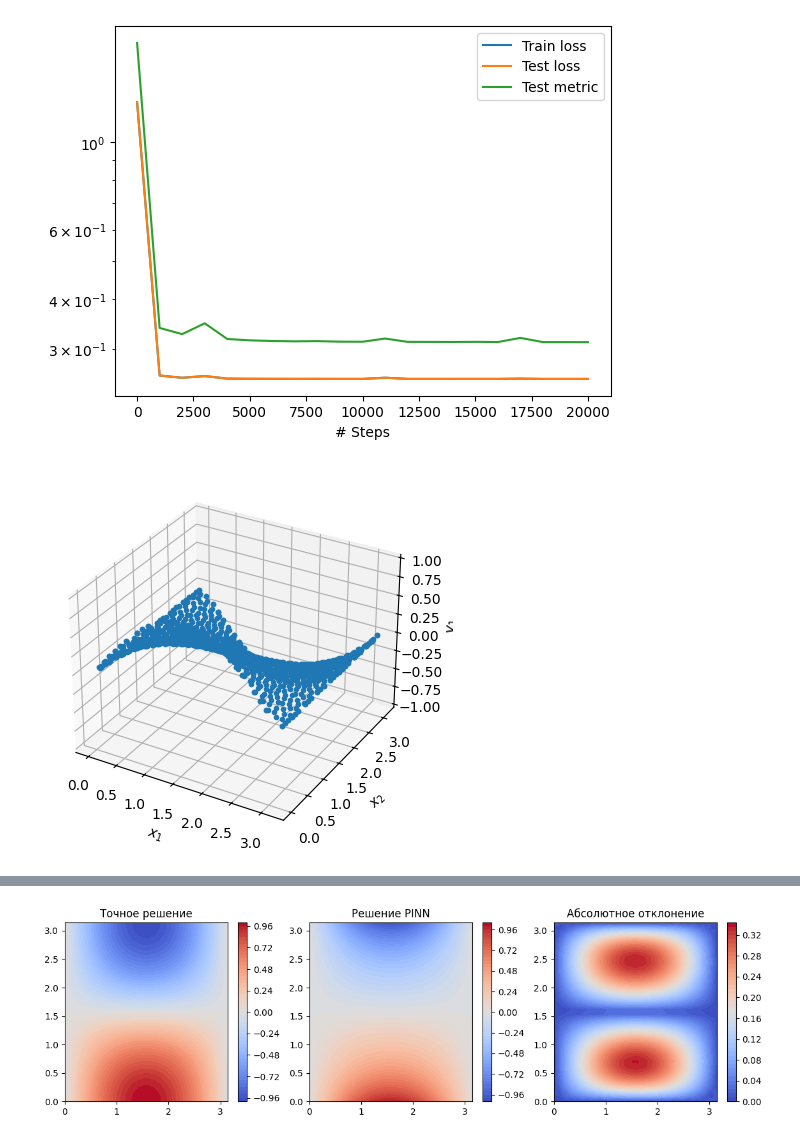
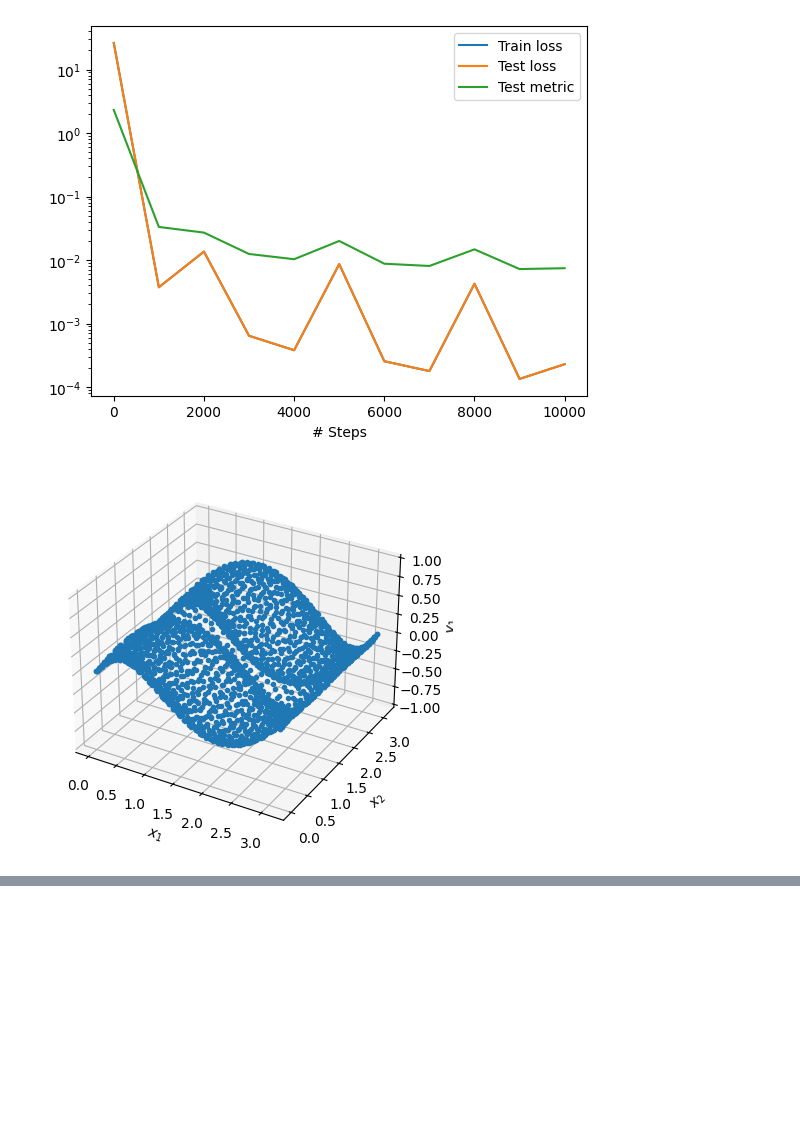
Before and after one commit to Pisarenkova/KT_2025, a Jupyter notebook: deepxde.ipynb, the cells around one changed output, grey strips where cells are left out. Cells and saved outputs as stored; diff of their text form; code cells hidden in the pictures; blank space fills up the shorter version.

```diff
--- a/deepxde.ipynb
+++ b/deepxde.ipynb
@@ -38,19 +40,21 @@ def pde(x, y):
 def boundary(x, on_boundary):
     return on_boundary
 
-def exact_solution(x, k=1):
-    return np.sin(k * x[:, 0]) * np.cos(x[:, 1])
+k = 1
+l = 3
+
+def exact_solution(x):
+    return np.sin(k * x[:, 0:1]) * np.cos(l*x[:, 1:2])
 
 def f(x):
-    k = 1
-    return -k**2 * tf.sin(k * x[:, 0]) * tf.cos(x[:, 1])
+    return (k**2+l**2) * tf.sin(k * x[:, 0:1]) * tf.cos(l*x[:, 1:2])
 
 def g(x):
     return exact_solution(x).reshape(-1, 1)
 
 geom = domain()
 bc = dde.icbc.DirichletBC(geom, g, boundary)
-data = dde.data.PDE(geom, pde, bc, num_domain=1000, num_boundary=100, solution=g)
+data = dde.data.PDE(geom, pde, bc, num_domain=2000, num_boundary=200, solution=g)
 
 layer_size = [2] + [50] * 3 + [1]
 activation = "tanh"
@@ -64,64 +68,13 @@ predictions = []
 model.compile("adam", lr=0.001, metrics=["l2 relative error"])
 
 for i in range(10):
-    model.train(iterations=1000)
-    x = geom.uniform_points(1000, True)
+    losshistory, train_state = model.train(iterations=1000)
+    x = geom.uniform_points(2500, True)
     y_pred = model.predict(x)
     predictions.append(y_pred)
 
-losshistory, train_state = model.train(iterations=10000)
+#losshistory, train_state = model.train(iterations=6000)
 dde.saveplot(losshistory, train_state, issave=True, isplot=True)
-
-def visualize_solution(model):
-    x = geom.uniform_points(1000, True)
-    y_exact = g(x)
-
-    plt.figure(figsize=(14, 8))
-
-    titles = ["Точное решение", "Решение PINN", "Абсолютное отклонение"]
-    data = [y_exact.flatten(), predictions[-1].flatten(), np.abs(y_exact - predictions[-1]).flatten()]
-
-    for i in range(3):
-        plt.subplot(2, 3, i + 1)
-        plt.tricontourf(x[:, 0], x[:, 1], data[i], levels=50, cmap="coolwarm")
-        plt.colorbar()
-        plt.title(titles[i])
-
-    t_values = [0, 0.5, 1.0]
-    x_slice = np.linspace(-1, 1, 100)
-
-    plt.figure(figsize=(12, 4))
-
-    for i, t in enumerate(t_values):
-        x_test = np.column_stack((np.full_like(x_slice, t), x_slice))
-        y_exact = exact_solution(x_test).flatten()
-        y_pred = model.predict(x_test).flatten()
-
-        plt.subplot(1, 3, i + 1)
-        plt.plot(x_slice, y_exact, 'b-', label="Точное")
-        plt.plot(x_slice, y_pred, 'r--', label="PINN")
-        plt.xlabel(r"$x$")
-        plt.ylabel(r"$u(t, x)$")
-        plt.title(r"$t = {}$".format(t))
-        plt.legend()
-
-    plt.tight_layout()
-    plt.show()
-
-def animate_solution(predictions):
-    fig, ax = plt.subplots(figsize=(8, 6))
-    x = geom.uniform_points(1000, True)
-
-    def update(frame):
-        ax.clear()
-        ax.tricontourf(x[:, 0], x[:, 1], predictions[frame].flatten(), levels=50, cmap="coolwarm")
-        ax.set_title(f"Итерация: {frame * 1000}")
-
-    ani = animation.FuncAnimation(fig, update, frames=len(predictions), repeat=False)
-    ani.save('solution_animation.mp4', writer='ffmpeg', fps=2)
-
-visualize_solution(model)
-animate_solution(predictions)
 # %% [output]
 Compiling model...
 Building feed-forward neural network...
@@ -139,6 +92,6 @@ Step      Train loss              Test loss               Test metric
 
 Saving loss history to /content/loss.dat ...
 Saving training data to /content/train.dat ...
 Saving test data to /content/test.dat ...
-[figure, old version]
+[figure, new version]
-[figure, old version]
+[figure, new version]
@@ -146 +97,0 @@ Warning: 1000 points required, but 1024 points sampled.
-[figure, removed]
```
Also changed, not shown: parts of 3 cells of this notebook.
